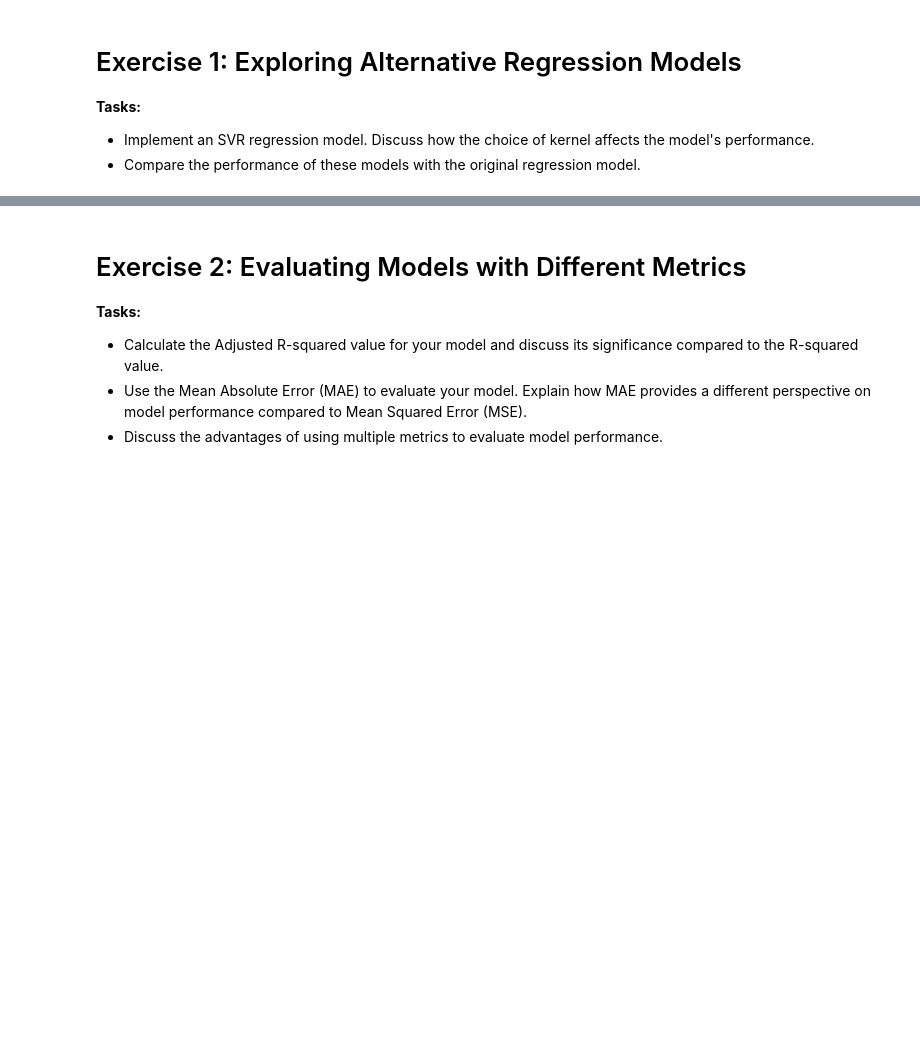
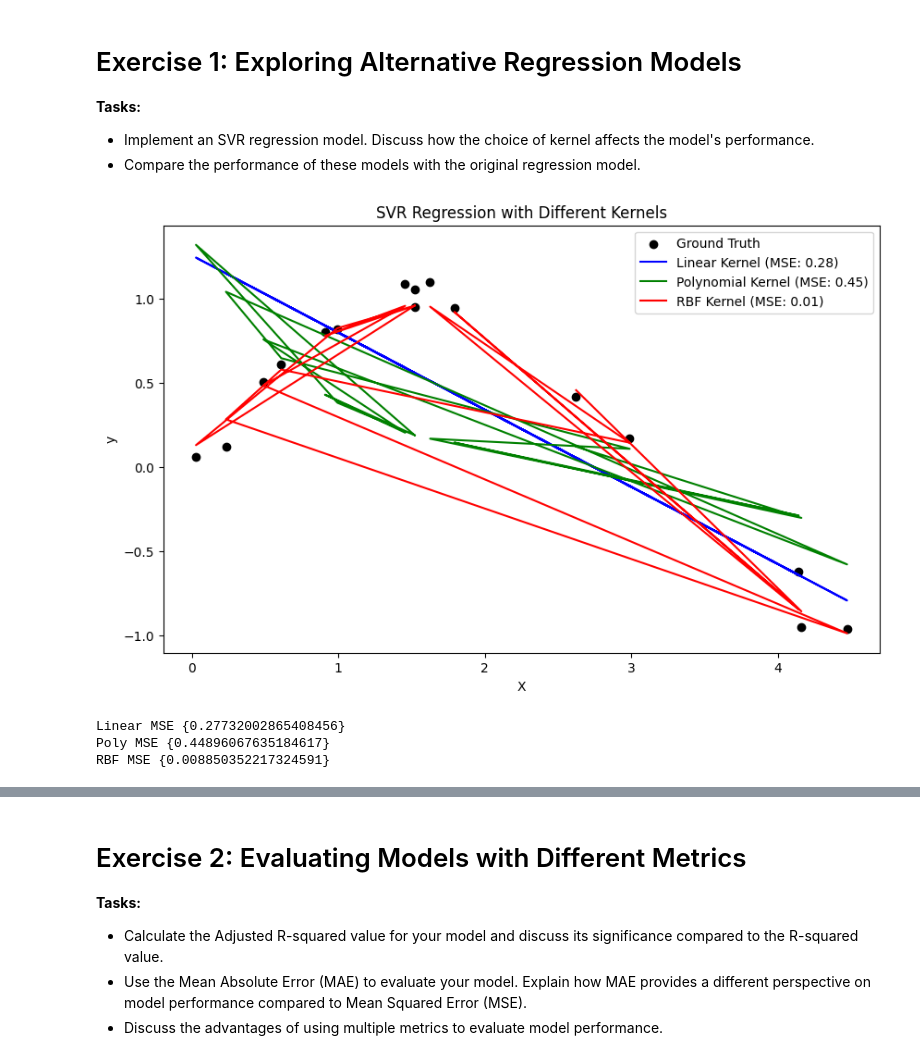
Before and after one commit to Y-YHat/gen_ai_course, a Jupyter notebook: 2_Regression_Customers_Yearly_Amount_Spent_Prediction.ipynb, the cells around one changed output, grey strips where cells are left out. Cells and saved outputs as stored; diff of their text form; code cells hidden in the pictures; blank space fills up the shorter version.

```diff
--- a/2_Regression_Customers_Yearly_Amount_Spent_Prediction.ipynb
+++ b/2_Regression_Customers_Yearly_Amount_Spent_Prediction.ipynb
@@ -148,3 +155,76 @@ The Random Forest model, while still performing well with an R2 score of 0.9449,
 **Tasks:**
 - Implement an SVR regression model. Discuss how the choice of kernel affects the model's performance.
 - Compare the performance of these models with the original regression model.
+# %%
+import numpy as np
+import matplotlib.pyplot as plt
+from sklearn.model_selection import train_test_split
+from sklearn.preprocessing import StandardScaler
+from sklearn.svm import SVR
+from sklearn.metrics import mean_squared_error
+
+# Generate synthetic data
+np.random.seed(42)
+X = np.sort(5 * np.random.rand(80, 1), axis=0)
+y = np.sin(X).ravel() + np.random.normal(0, 0.1, X.shape[0])
+
+# Split the data into training and testing sets
+X_train, X_test, y_train, y_test = train_test_split(X, y, test_size=0.2, random_state=42)
+
+# Feature scaling
+scaler_X = StandardScaler()
+scaler_y = StandardScaler()
+X_train_scaled = scaler_X.fit_transform(X_train)
+y_train_scaled = scaler_y.fit_transform(y_train.reshape(-1, 1)).ravel()
+
+# SVR with Linear kernel
+svr_linear = SVR(kernel='linear')
+svr_linear.fit(X_train_scaled, y_train_scaled)
+
+# SVR with Polynomial kernel
+svr_poly = SVR(kernel='poly', degree=3)
+svr_poly.fit(X_train_scaled, y_train_scaled)
+
+# SVR with RBF kernel
+svr_rbf = SVR(kernel='rbf')
+svr_rbf.fit(X_train_scaled, y_train_scaled)
+
+# Predictions on the test set
+X_test_scaled = scaler_X.transform(X_test)
+y_test_pred_linear = svr_linear.predict(X_test_scaled)
+y_test_pred_poly = svr_poly.predict(X_test_scaled)
+y_test_pred_rbf = svr_rbf.predict(X_test_scaled)
+
+# Inverse transform to get predictions back to original scale
+y_test_pred_linear = scaler_y.inverse_transform(y_test_pred_linear.reshape(-1, 1)).ravel()
+y_test_pred_poly = scaler_y.inverse_transform(y_test_pred_poly.reshape(-1, 1)).ravel()
+y_test_pred_rbf = scaler_y.inverse_transform(y_test_pred_rbf.reshape(-1, 1)).ravel()
+
+# Evaluate the models
+mse_linear = mean_squared_error(y_test, y_test_pred_linear)
+mse_poly = mean_squared_error(y_test, y_test_pred_poly)
+mse_rbf = mean_squared_error(y_test, y_test_pred_rbf)
+
+# Plot the results
+plt.figure(figsize=(10, 6))
+plt.scatter(X_test, y_test, color='black', label='Ground Truth')
+plt.plot(X_test, y_test_pred_linear, color='blue', label=f'Linear Kernel (MSE: {mse_linear:.2f})')
+plt.plot(X_test, y_test_pred_poly, color='green', label=f'Polynomial Kernel (MSE: {mse_poly:.2f})')
+plt.plot(X_test, y_test_pred_rbf, color='red', label=f'RBF Kernel (MSE: {mse_rbf:.2f})')
+plt.title('SVR Regression with Different Kernels')
+plt.xlabel('X')
+plt.ylabel('y')
+plt.legend()
+plt.show()
+
+print({mse_linear})
+# %% [output]
+[figure, added]
+# %%
+print('Linear MSE', {mse_linear})
+print('Poly MSE', {mse_poly})
+print('RBF MSE', {mse_rbf})
+# %% [output]
+Linear MSE {0.27732002865408456}
+Poly MSE {0.44896067635184617}
+RBF MSE {0.008850352217324591}
```
Also changed, not shown: parts of 5 cells of this notebook.
